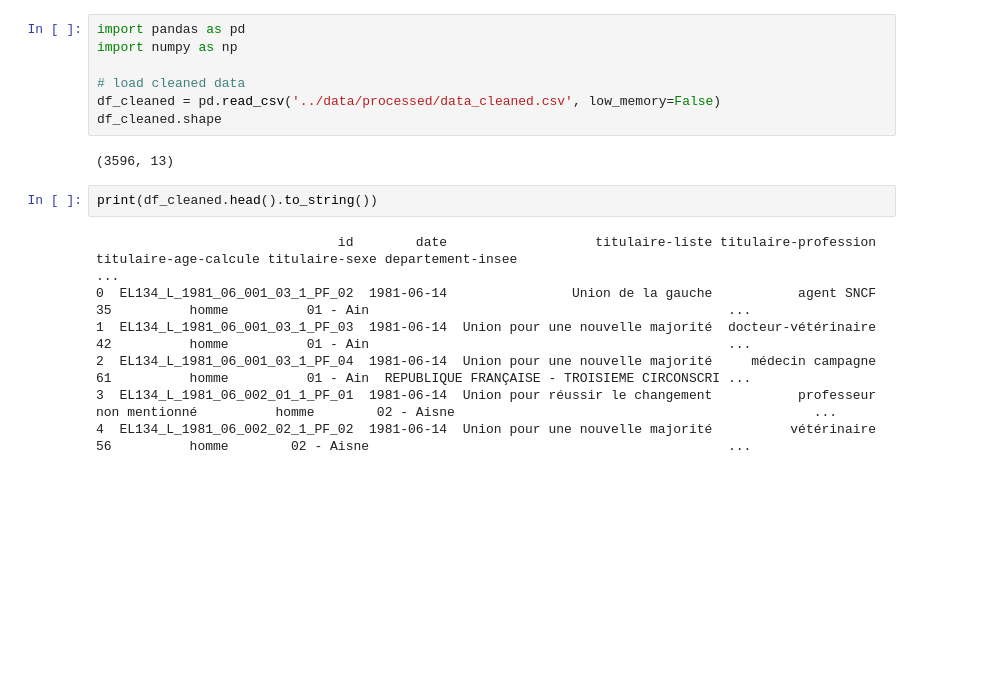
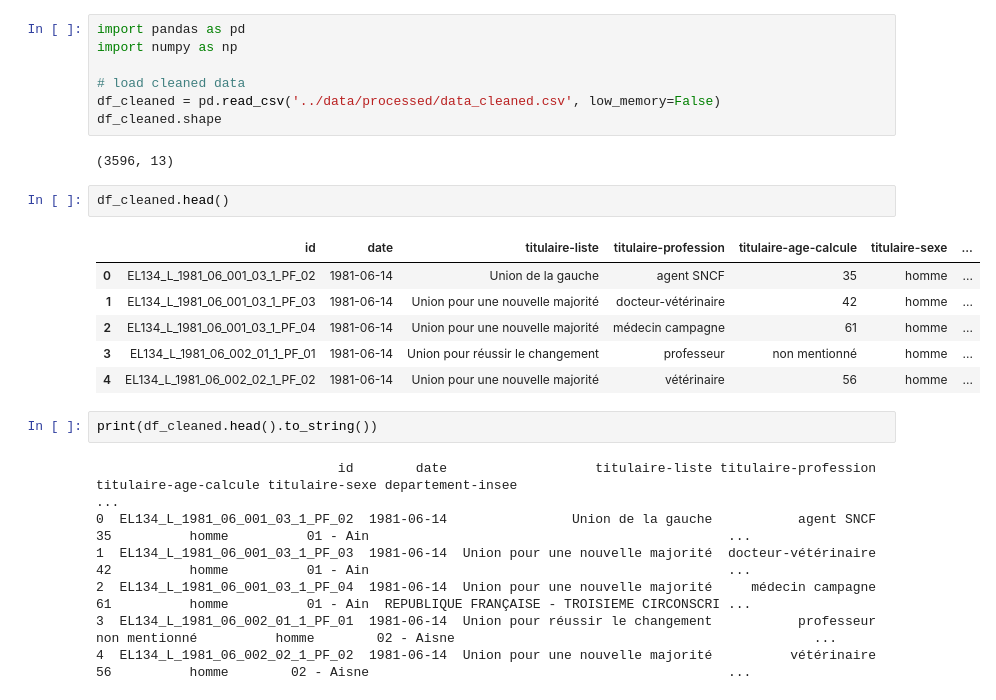
Before and after one commit to sarakpyny/french-political-text-analysis, a Jupyter notebook: notebooks/02_eda.ipynb, the cells around one changed output. Drawn from its saved outputs; the diff is of its cells as text; blank space fills up the shorter version.

```diff
--- a/notebooks/02_eda.ipynb
+++ b/notebooks/02_eda.ipynb
@@ -9,6 +9,15 @@ df_cleaned = pd.read_csv('../data/processed/data_cleaned.csv', low_memory=False)
 df_cleaned.shape
 # %% [output]
 (3596, 13)
+# %%
+df_cleaned.head()
+# %% [output]
+|  | id | date | titulaire-liste | titulaire-profession | titulaire-age-calcule | titulaire-sexe | ... |
+| 0 | EL134_L_1981_06_001_03_1_PF_02 | 1981-06-14 | Union de la gauche | agent SNCF | 35 | homme | ... |
+| 1 | EL134_L_1981_06_001_03_1_PF_03 | 1981-06-14 | Union pour une nouvelle majorité | docteur-vétérinaire | 42 | homme | ... |
+| 2 | EL134_L_1981_06_001_03_1_PF_04 | 1981-06-14 | Union pour une nouvelle majorité | médecin campagne | 61 | homme | ... |
+| 3 | EL134_L_1981_06_002_01_1_PF_01 | 1981-06-14 | Union pour réussir le changement | professeur | non mentionné | homme | ... |
+| 4 | EL134_L_1981_06_002_02_1_PF_02 | 1981-06-14 | Union pour une nouvelle majorité | vétérinaire | 56 | homme | ... |
 # %%
 print(df_cleaned.head().to_string())
 # %% [output]
```
